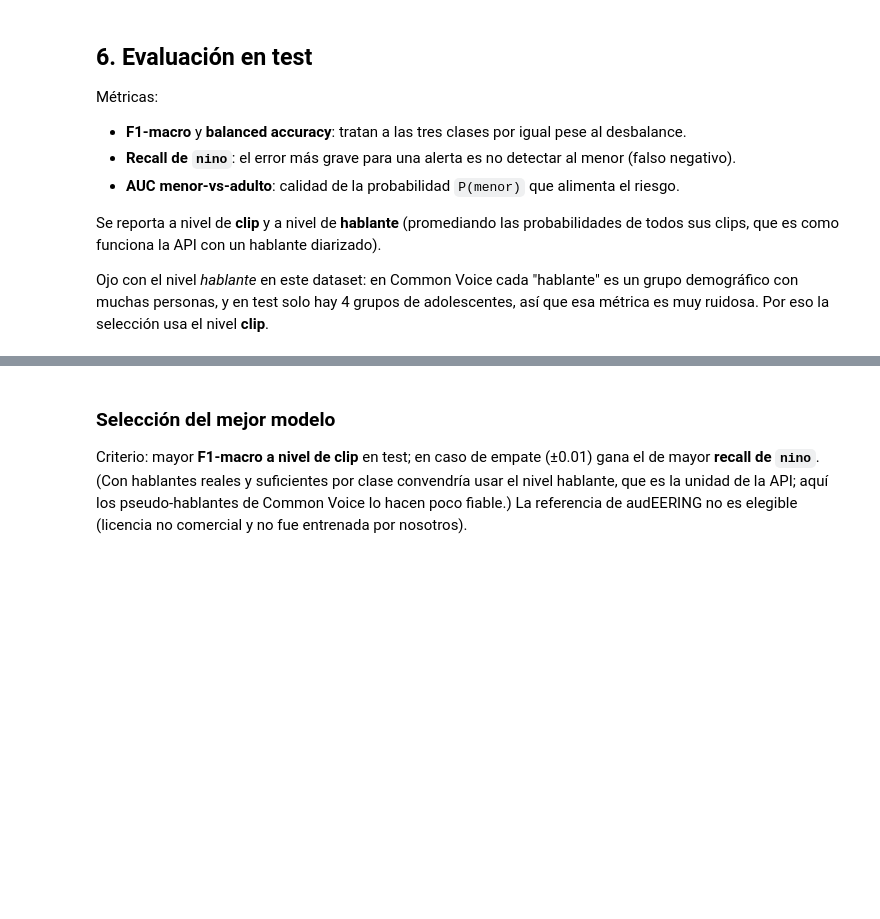
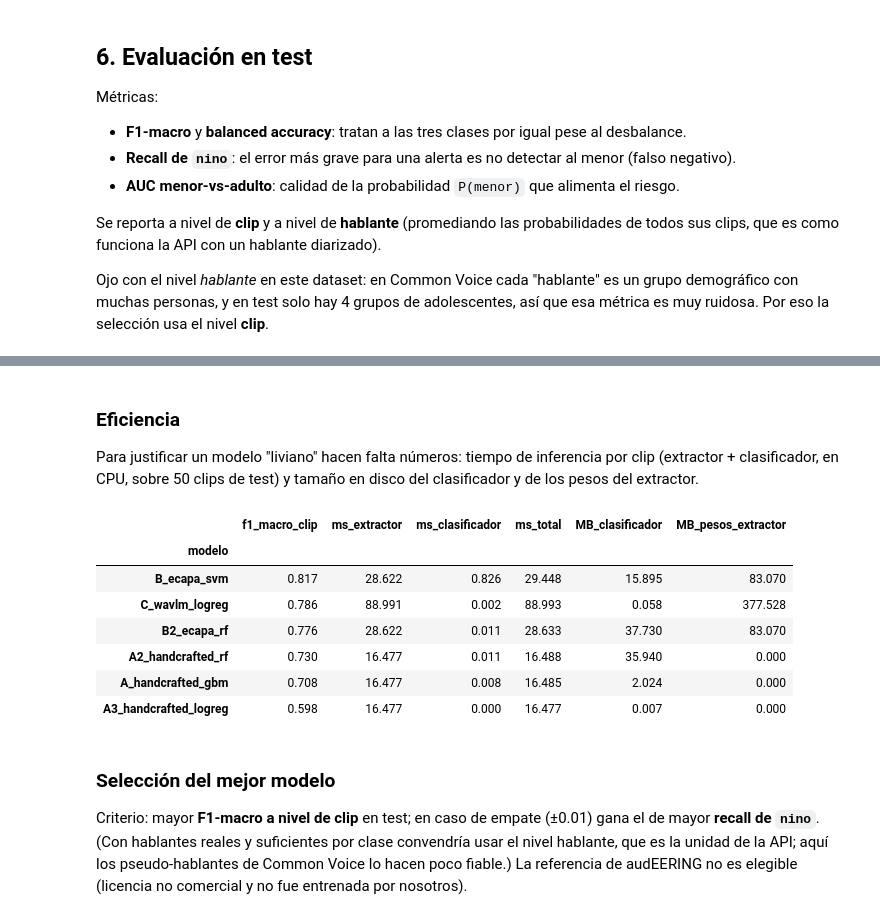
Before and after one commit to Joacimxd/Antigrooming-MLaudio, a Jupyter notebook: notebooks/riesgo_grooming_edad_voz.ipynb, the cells around one changed output, grey strips where cells are left out. Drawn from its saved outputs; the diff is of its cells as text; code cells hidden in the pictures; blank space fills up the shorter version.

```diff
--- a/notebooks/riesgo_grooming_edad_voz.ipynb
+++ b/notebooks/riesgo_grooming_edad_voz.ipynb
@@ -367,3 +398,52 @@ plt.tight_layout(); plt.show()
+# %% [markdown]
+### Eficiencia
+
+Para justificar un modelo "liviano" hacen falta números: tiempo de inferencia por clip (extractor +
+clasificador, en CPU, sobre 50 clips de test) y tamaño en disco del clasificador y de los pesos del
+extractor.
+# %%
+import io, time, joblib
+
+def weights_mb(ext):
+    model = getattr(ext, "model", None)
+    if model is None:            # handcrafted: sin red neuronal
+        return 0.0
+    module = model.mods.embedding_model if hasattr(model, "mods") else model
+    return sum(p.numel() for p in module.parameters()) * 4 / 1e6   # float32
+
+bench = [trim_silence(load_audio(p, max_sec=8.0)) for p in test_df_valid.path.sample(50, random_state=SEED)]
+ext_cost = {}
+for feat in sorted({t["feat"] for t in trained.values()}):
+    ext = build_extractor(feat, DEVICE)
+    ext.extract(bench[0])        # calentamiento
+    t0 = time.perf_counter()
+    for w in bench:
+        ext.extract(w)
+    ext_cost[feat] = (1000 * (time.perf_counter() - t0) / len(bench), weights_mb(ext))
+
+eff = []
+for name, t in trained.items():
+    Xte, _ = get_xy(t["feat"], "test")
+    t0 = time.perf_counter()
+    t["model"].predict_proba(Xte)
+    ms_clf = 1000 * (time.perf_counter() - t0) / len(Xte)
+    buf = io.BytesIO()
+    joblib.dump(t["model"], buf)
+    ms_ext, mb_ext = ext_cost[t["feat"]]
+    eff.append({"modelo": name, "f1_macro_clip": res.loc[(name, "clip"), "f1_macro"],
+                "ms_extractor": ms_ext, "ms_clasificador": ms_clf, "ms_total": ms_ext + ms_clf,
+                "MB_clasificador": buf.tell() / 1e6, "MB_pesos_extractor": mb_ext})
+eff = pd.DataFrame(eff).set_index("modelo").sort_values("f1_macro_clip", ascending=False)
+eff.round(3)
+# %% [output]
+|  | f1_macro_clip | ms_extractor | ms_clasificador | ms_total | MB_clasificador | MB_pesos_extractor |
+| modelo |  |  |  |  |  |  |
+| B_ecapa_svm | 0.817 | 28.622 | 0.826 | 29.448 | 15.895 | 83.070 |
+| C_wavlm_logreg | 0.786 | 88.991 | 0.002 | 88.993 | 0.058 | 377.528 |
+| B2_ecapa_rf | 0.776 | 28.622 | 0.011 | 28.633 | 37.730 | 83.070 |
+| A2_handcrafted_rf | 0.730 | 16.477 | 0.011 | 16.488 | 35.940 | 0.000 |
+| A_handcrafted_gbm | 0.708 | 16.477 | 0.008 | 16.485 | 2.024 | 0.000 |
+| A3_handcrafted_logreg | 0.598 | 16.477 | 0.000 | 16.477 | 0.007 | 0.000 |
 # %% [markdown]
 ### Selección del mejor modelo
 
```
Also changed, not shown: parts of 10 cells of this notebook, 6 other files.
